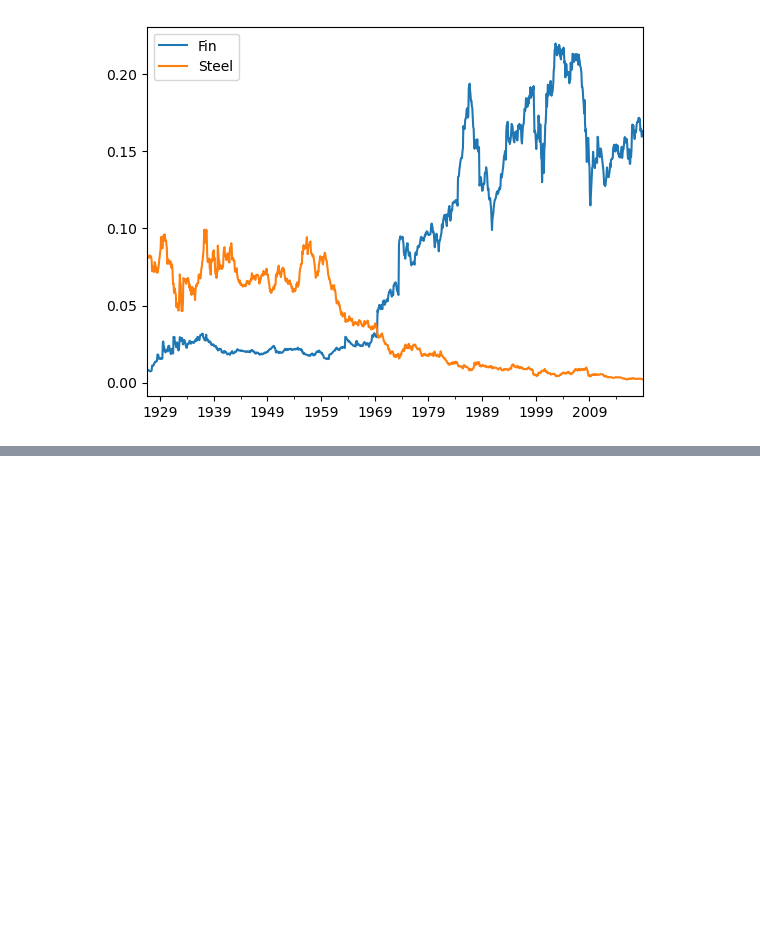
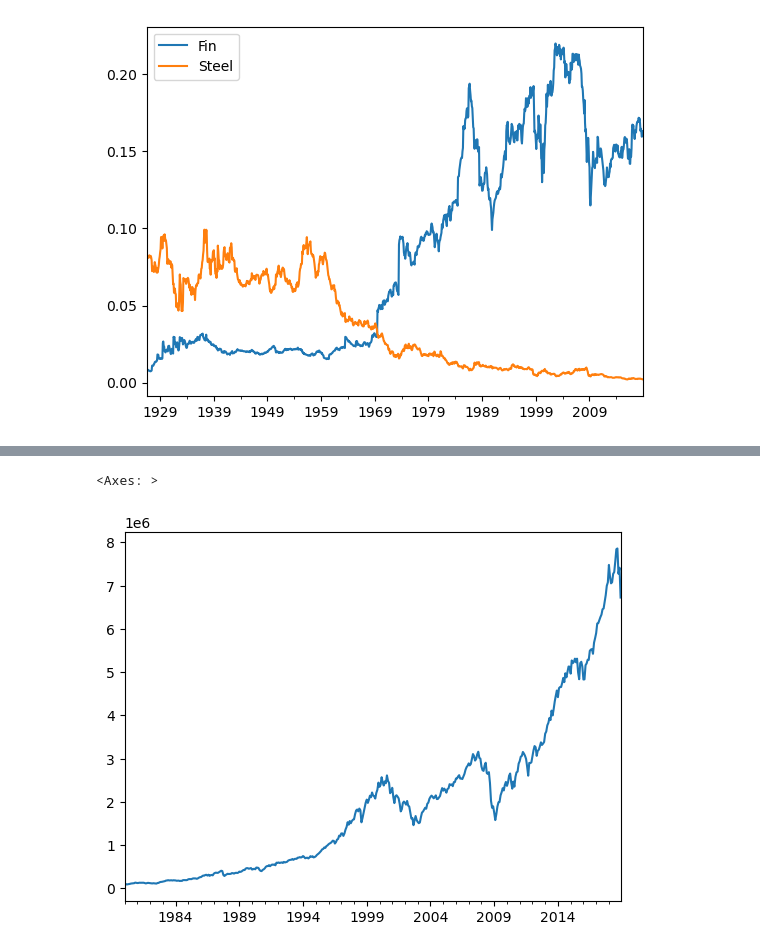
Before and after one commit to ahmet794/Investment-Banking-Asset-Management, a Jupyter notebook: Labs Week 3.ipynb, the cells around one changed output, grey strips where cells are left out. Cells and saved outputs as stored; diff of their text form; code cells hidden in the pictures; blank space fills up the shorter version.

```diff
--- a/Labs Week 3.ipynb
+++ b/Labs Week 3.ipynb
@@ -63,0 +77,5 @@ ind_capweight[["Fin", "Steel"]].plot()
+# %%
+total_market_index["1980":].plot()
+# %% [output]
+<Axes: >
+[figure, added]
```
Also changed, not shown: parts of 14 cells of this notebook.
